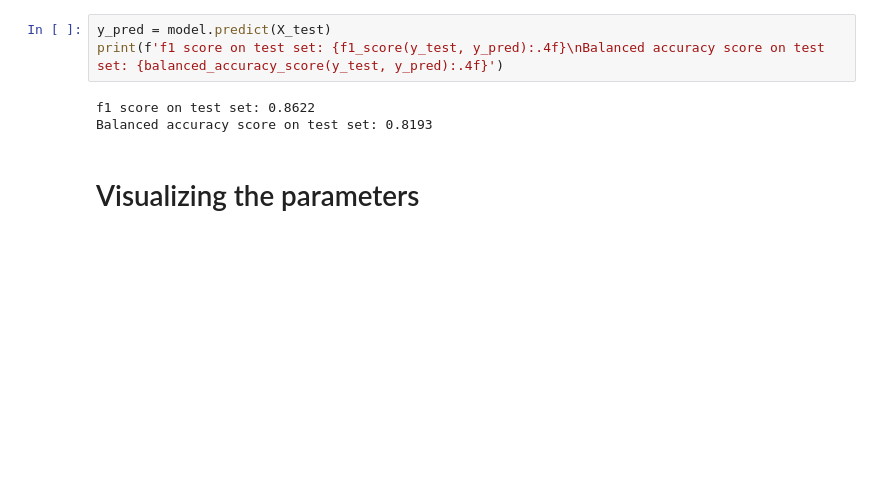
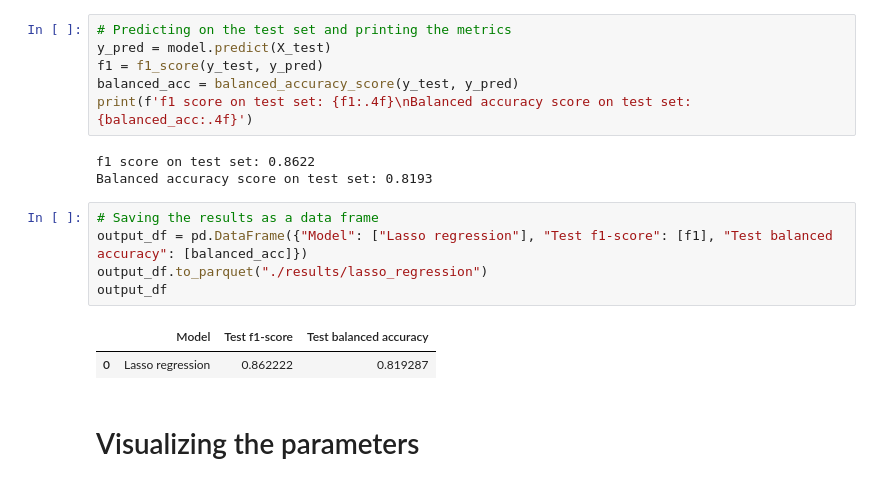
Before and after one commit to olivermarketos/Interpretability_and_Explainability, a Jupyter notebook: p1/2_lasso_regression.ipynb, the cells around one changed output. Saved outputs shown, nothing was run; the diff lists cells and outputs as text; blank space fills up the shorter version.

```diff
--- a/p1/2_lasso_regression.ipynb
+++ b/p1/2_lasso_regression.ipynb
@@ -75,11 +83,22 @@ model.fit(X_train_val, y_train_val)
 LogisticRegression(C=0.10985411419875583, max_iter=10000, penalty='l1',
                    random_state=42, solver='saga')
 # %%
+# Predicting on the test set and printing the metrics
 y_pred = model.predict(X_test)
-print(f'f1 score on test set: {f1_score(y_test, y_pred):.4f}\nBalanced accuracy score on test set: {balanced_accuracy_score(y_test, y_pred):.4f}')
+f1 = f1_score(y_test, y_pred)
+balanced_acc = balanced_accuracy_score(y_test, y_pred)
+print(f'f1 score on test set: {f1:.4f}\nBalanced accuracy score on test set: {balanced_acc:.4f}')
 # %% [output]
 f1 score on test set: 0.8622
 Balanced accuracy score on test set: 0.8193
+# %%
+# Saving the results as a data frame
+output_df = pd.DataFrame({"Model": ["Lasso regression"], "Test f1-score": [f1], "Test balanced accuracy": [balanced_acc]})
+output_df.to_parquet("./results/lasso_regression")
+output_df
+# %% [output]
+|  | Model | Test f1-score | Test balanced accuracy |
+| 0 | Lasso regression | 0.862222 | 0.819287 |
 # %% [markdown]
 # Visualizing the parameters
 # %%
```
Also changed, not shown: parts of 7 cells of this notebook, 6 other files.
